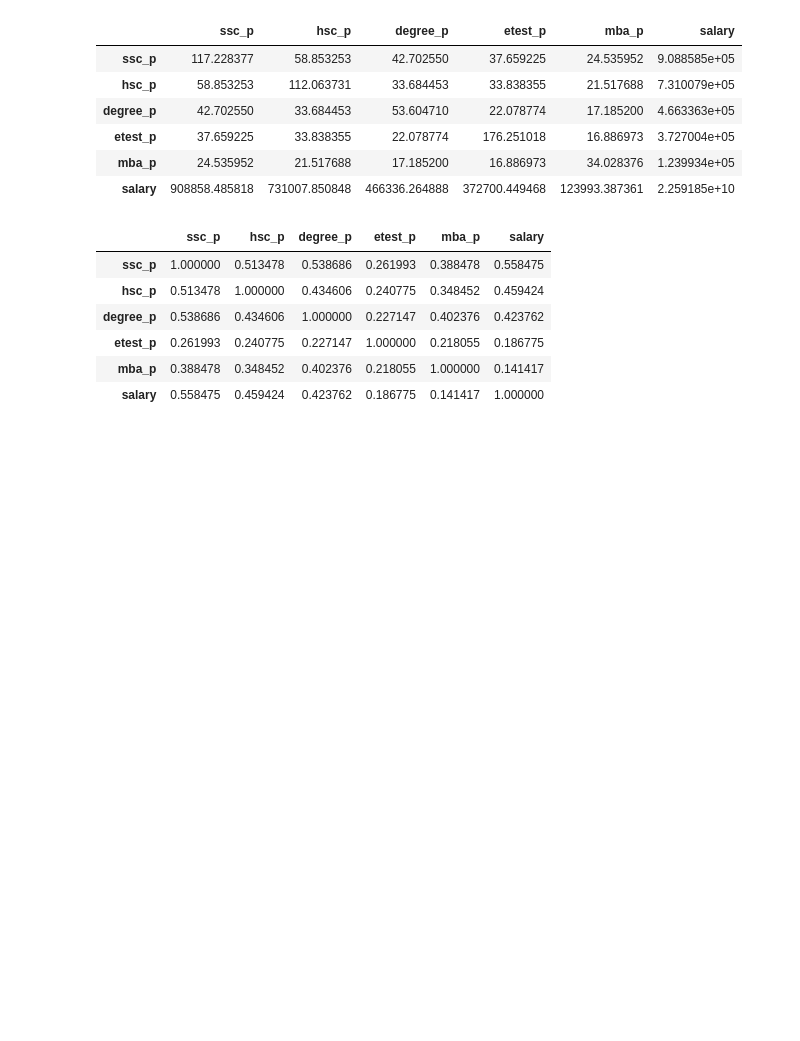
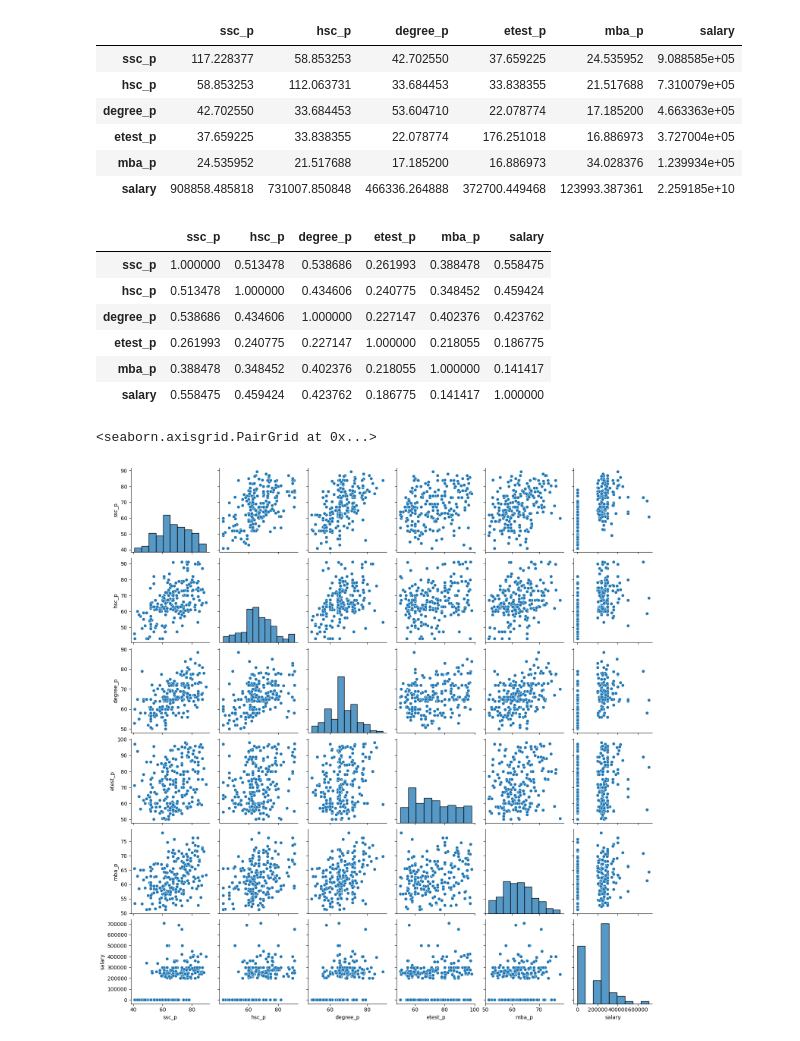
Before and after one commit to Monisha1205/google_colab_quanqual, a Jupyter notebook: Bivar_cov_and_corr_.ipynb, the cells around one changed output. Saved outputs shown, nothing was run; the diff lists cells and outputs as text; code cells hidden in the pictures; blank space fills up the shorter version.

```diff
--- a/Bivar_cov_and_corr_.ipynb
+++ b/Bivar_cov_and_corr_.ipynb
@@ -83,0 +86,5 @@ dataset[quan].corr()
+# %%
+sns.pairplot(dataset[quan])
+# %% [output]
+<seaborn.axisgrid.PairGrid at 0x...>
+[figure, added]
```
Also changed, not shown: parts of 16 cells of this notebook.
